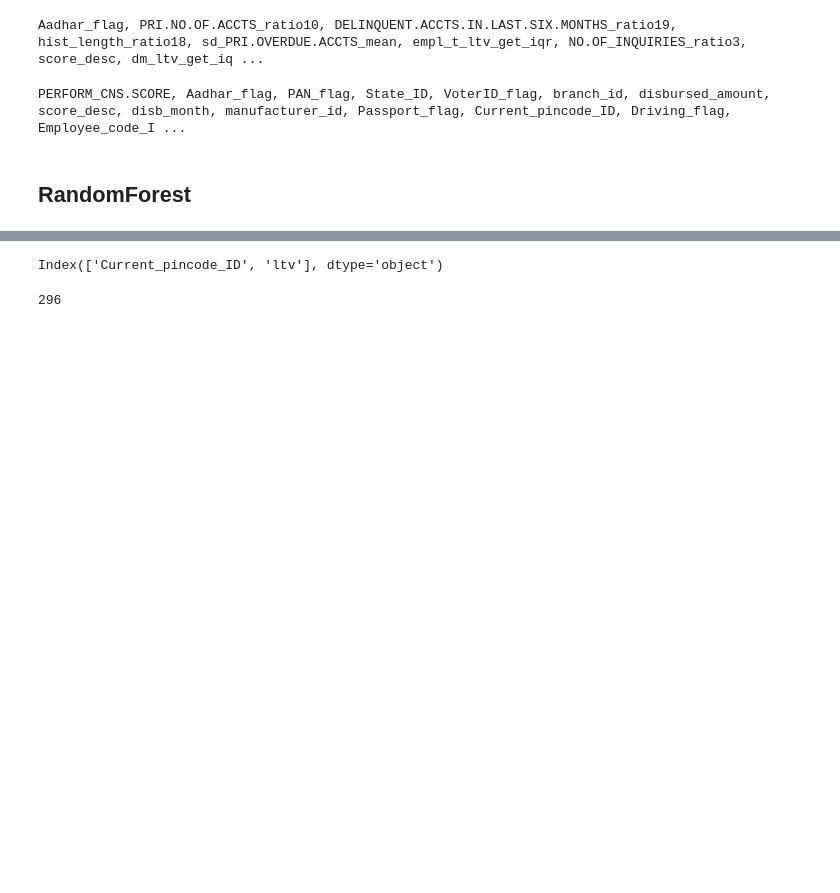
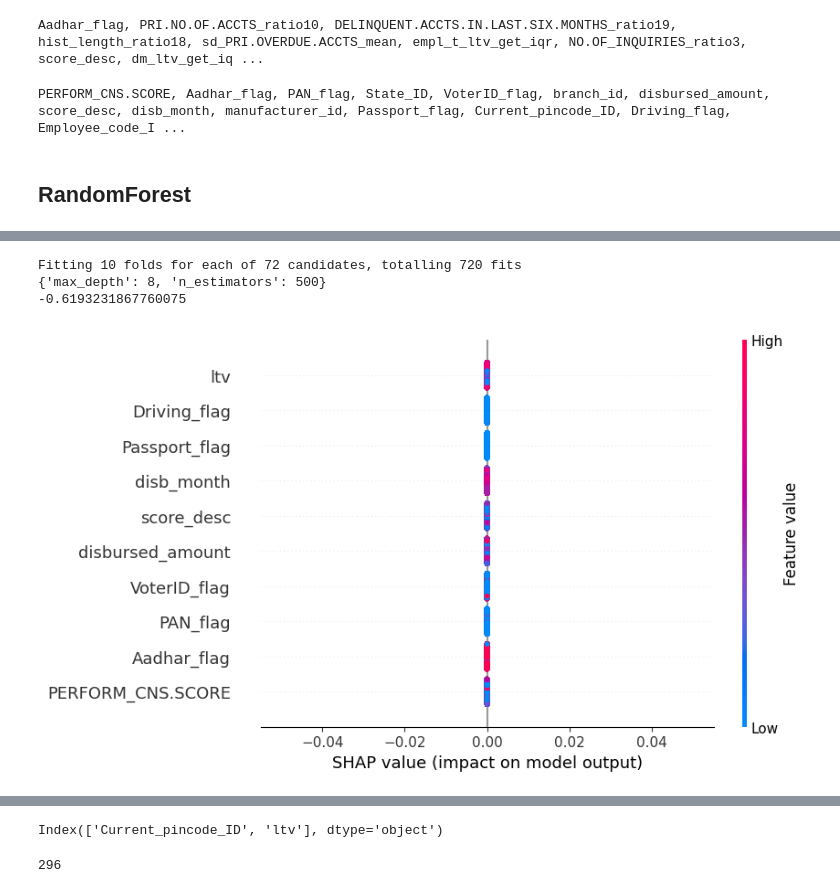
Before and after one commit to VaheC/VehicleLoanDefault, a Jupyter notebook: notebook/model.ipynb, the cells around one changed output, grey strips where cells are left out. Saved outputs shown, nothing was run; the diff lists cells and outputs as text; code cells hidden in the pictures; blank space fills up the shorter version.

Commit message:
preliminary random forest added

```diff
--- a/notebook/model.ipynb
+++ b/notebook/model.ipynb
@@ -884,0 +1056,45 @@ KeyboardInterrupt:
+# %%
+n_estimators_list = [5, 10, 15, 25, 50, 100, 120, 300, 500]#, 800, 1200]
+
+max_depth_list = [2, 3, 5, 8, 15, 25, 30, None]
+
+# min_samples_split_list = [2, 5, 10, 15, 100]
+
+# min_samples_leaf_list = [2, 5, 10]
+
+# max_features_list = ['log2', 'sqrt', None]
+
+params_dict={
+    'n_estimators': n_estimators_list,
+    'max_depth': max_depth_list,
+    # 'min_samples_split': min_samples_split_list,
+    # 'min_samples_leaf': min_samples_leaf_list,
+    # 'max_features': max_features_list
+}
+
+model = RandomForestClassifier()
+
+model_gscv = GridSearchCV(
+    model,
+    param_grid=params_dict,
+    scoring='roc_auc',
+    cv=skfold_list,
+    n_jobs=-1,
+    verbose=4
+)
+
+model_gscv.fit(train_df[selected_features], train_df['loan_default'])
+
+print(model_gscv.best_params_)
+print(model_gscv.best_score_)
+# %% [output]
+Fitting 10 folds for each of 72 candidates, totalling 720 fits
+{'max_depth': 8, 'n_estimators': 500}
+-0.6193231867760075
+# %%
+explainer = shap.Explainer(model_gscv.predict, train_df.iloc[skfold_list[0][1]][selected_features])
+shap_values = explainer(train_df.iloc[skfold_list[0][1]][selected_features])
+# %%
+shap.plots.beeswarm(shap_values, max_display=len(selected_features))
+# %% [output]
+[figure, added]
```
Also changed, not shown: parts of 7 cells of this notebook.
